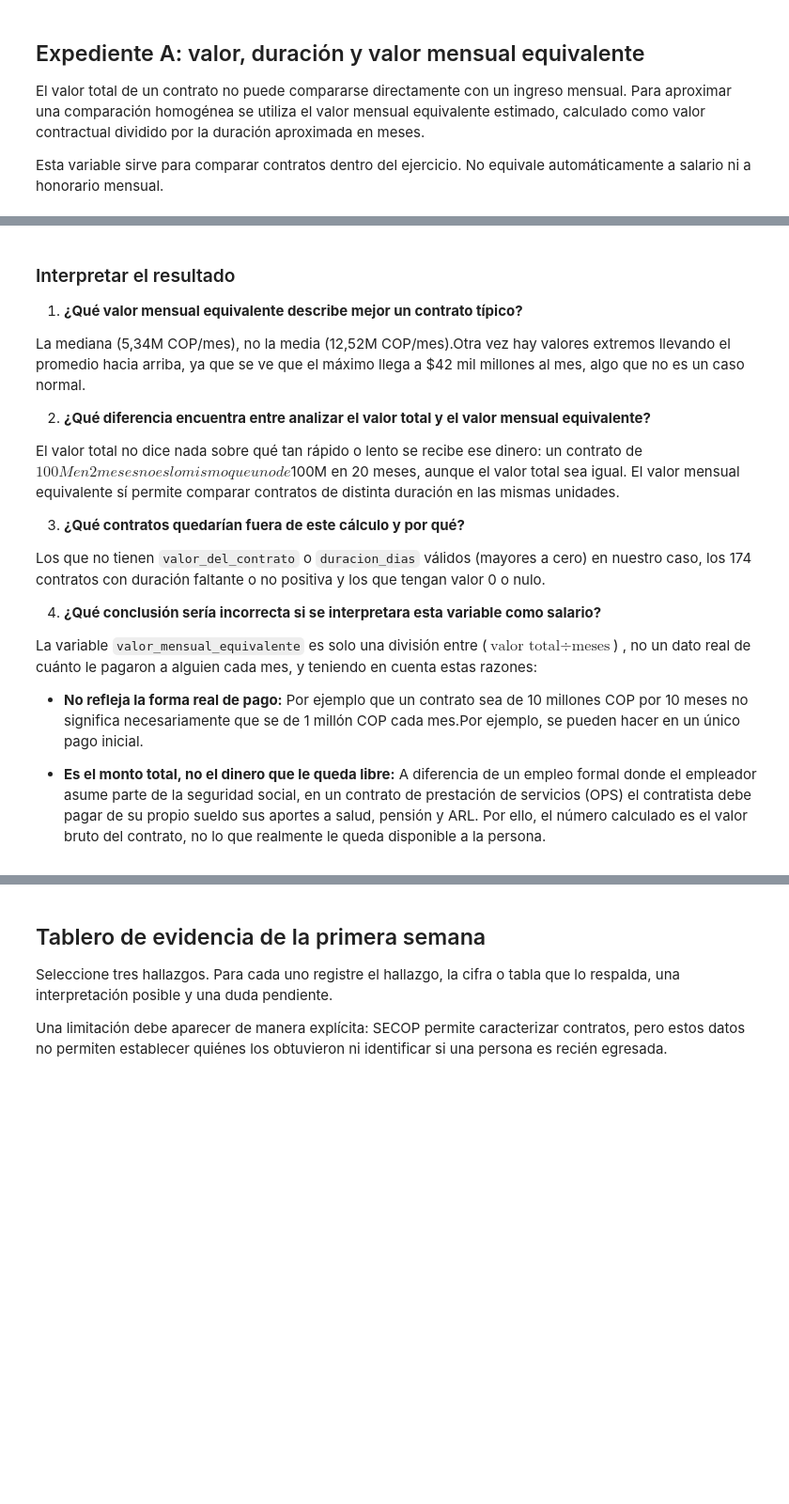
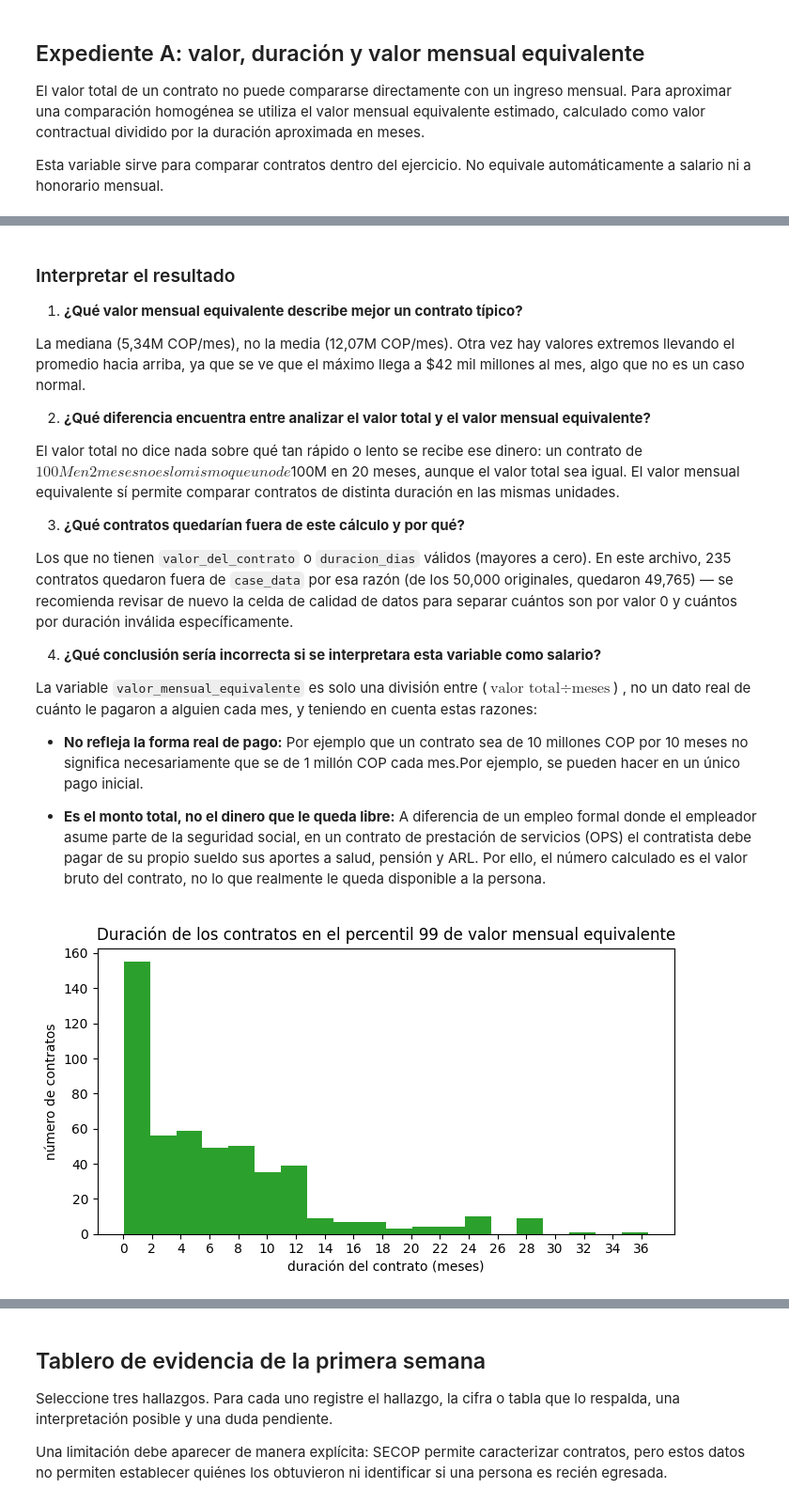
Before and after one commit to CamilaAg-05/curso_Data_Analytics, a Jupyter notebook: Laboratorio_SECOP_Caso_1A/SECOP_ExpedienteA(GRUPO_1).ipynb, the cells around one changed output, grey strips where cells are left out. Shown at 94% size. Saved outputs shown, nothing was run; the diff lists cells and outputs as text; code cells hidden in the pictures; blank space fills up the shorter version.

```diff
--- a/Laboratorio_SECOP_Caso_1A/SECOP_ExpedienteA(GRUPO_1).ipynb
+++ b/Laboratorio_SECOP_Caso_1A/SECOP_ExpedienteA(GRUPO_1).ipynb
@@ -413,7 +419,7 @@ tabla_redondeado
 
 1. **¿Qué valor mensual equivalente describe mejor un contrato típico?**
 
-La mediana (5,34M COP/mes), no la media (12,52M COP/mes).Otra vez hay valores extremos llevando el promedio hacia arriba, ya que se ve que el máximo llega a $42 mil millones al mes, algo que no es un caso normal.
+La mediana (5,34M COP/mes), no la media (12,07M COP/mes). Otra vez hay valores extremos llevando el promedio hacia arriba, ya que se ve que el máximo llega a $42 mil millones al mes, algo que no es un caso normal.
 
 2. **¿Qué diferencia encuentra entre analizar el valor total y el valor mensual equivalente?**
 
@@ -421,7 +427,7 @@ El valor total no dice nada sobre qué tan rápido o lento se recibe ese dinero:
 
 3. **¿Qué contratos quedarían fuera de este cálculo y por qué?**
 
-Los que no tienen `valor_del_contrato` o `duracion_dias` válidos (mayores a cero) en nuestro caso, los 174 contratos con duración faltante o no positiva y los que tengan valor 0 o nulo.
+Los que no tienen `valor_del_contrato` o `duracion_dias` válidos (mayores a cero). En este archivo, 235 contratos quedaron fuera de `case_data` por esa razón (de los 50,000 originales, quedaron 49,765) — se recomienda revisar de nuevo la celda de calidad de datos para separar cuántos son por valor 0 y cuántos por duración inválida específicamente.
 
 
 4. **¿Qué conclusión sería incorrecta si se interpretara esta variable como salario?**
@@ -431,3 +437,20 @@ La variable `valor_mensual_equivalente` es solo una división entre ($\text{valo
 * **No refleja la forma real de pago:** Por ejemplo que un contrato sea de 10 millones COP por 10 meses no significa necesariamente que se de 1 millón COP cada mes.Por ejemplo, se pueden hacer en un único pago inicial.
 
 * **Es el monto total, no el dinero que le queda libre:** A diferencia de un empleo formal donde el empleador asume parte de la seguridad social, en un contrato de prestación de servicios (OPS) el contratista debe pagar de su propio sueldo sus aportes a salud, pensión y ARL. Por ello, el número calculado es el valor bruto del contrato, no lo que realmente le queda disponible a la persona.
+# %%
+
+case_data["duracion_meses"] = case_data["duracion_dias"] / 30
+p99 = case_data["valor_mensual_equivalente"].quantile(0.99)
+top_p99 = case_data[case_data["valor_mensual_equivalente"] >= p99].copy()
+
+# duración (en meses) de los contratos del percentil 99
+plt.figure(figsize=(7, 4))
+plt.hist(top_p99["duracion_meses"], bins=20, color="#2ca02c")
+plt.xlabel("duración del contrato (meses)")
+plt.ylabel("número de contratos")
+plt.title("Duración de los contratos en el percentil 99 de valor mensual equivalente")
+plt.xticks(range(0, int(top_p99["duracion_meses"].max()) + 2, 2))
+plt.tight_layout()
+plt.show()
+# %% [output]
+[figure, added]
```
Also changed, not shown: parts of 25 cells of this notebook.
